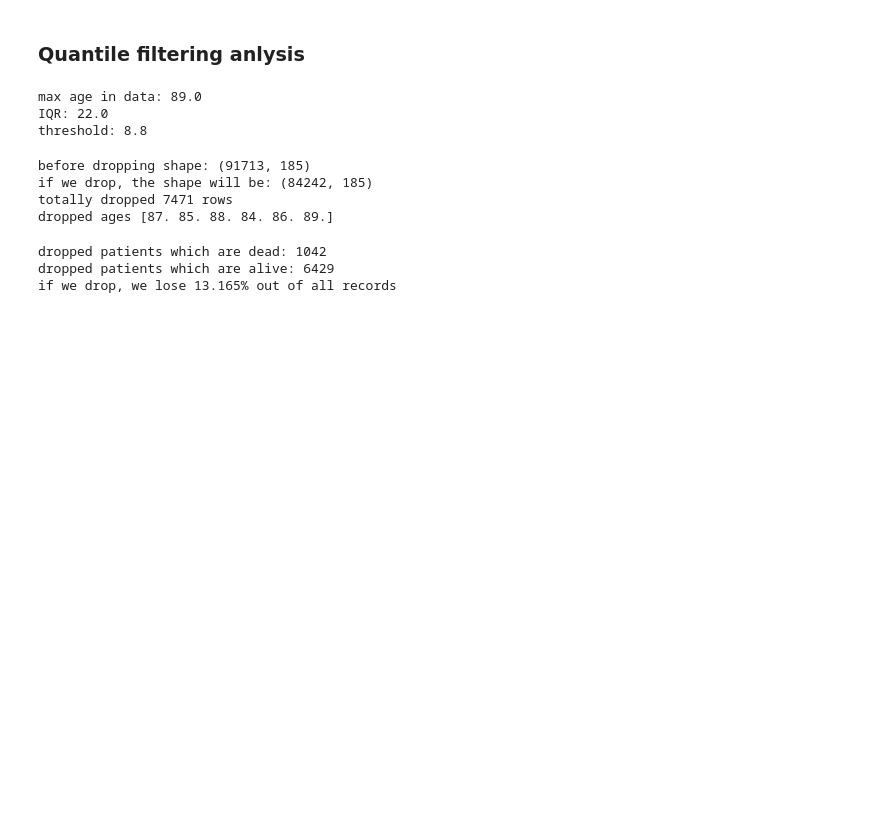
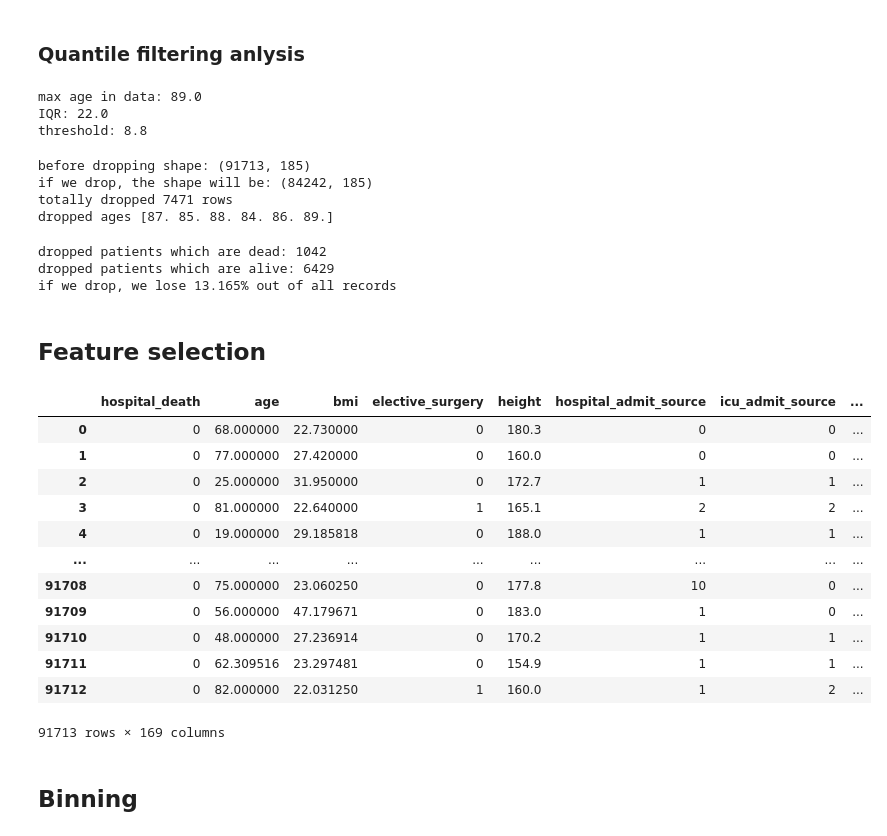
Before and after one commit to BenAidlin/sise.data-science.survival-chances-anlysis, a Jupyter notebook: patient_survival.ipynb, the cells around one changed output. Drawn from its saved outputs; the diff is of its cells as text; code cells hidden in the pictures; blank space fills up the shorter version.

Commit message:
add feature selection

```diff
--- a/patient_survival.ipynb
+++ b/patient_survival.ipynb
@@ -168,7 +171,7 @@ train_df[[percent_of_deaths_col_name]]
 from sklearn.cluster import KMeans
 import math
 
-n_clusters = round(math.log(len(train_df), 2))
+n_clusters = round(math.log(len(train_df), 4))
 float_columns = train_df.select_dtypes(include=[float]).to_numpy()
 kmeans = KMeans(n_clusters=n_clusters, random_state=0, n_init=3).fit(float_columns)
 train_df['clustering_value'] = kmeans.predict(float_columns)
@@ -252,3 +247,35 @@ print(f'if we drop, we lose {round((dropped_rows_dead/total_dead) * 100,3)}% out
 dropped patients which are dead: 1042
 dropped patients which are alive: 6429
 if we drop, we lose 13.165% out of all records
+# %% [markdown]
+<h2>Feature selection
+# %%
+# simple feature selection based on minimum p-value similarity
+# with target value, based on ANOVA f-value
+
+from sklearn.feature_selection import SelectKBest
+from sklearn.feature_selection import f_classif
+
+p_val_threshold = 0.01
+select = SelectKBest(f_classif)
+selected_df = select.fit_transform(train_df, train_df[target])
+filter = select.get_support()
+train_df = train_df[[name for i, name in enumerate(train_df.columns) \
+          if select.pvalues_[i] <= p_val_threshold]]
+train_df
+# %% [output]
+|  | hospital_death | age | bmi | elective_surgery | height | hospital_admit_source | icu_admit_source | ... |
+| 0 | 0 | 68.000000 | 22.730000 | 0 | 180.3 | 0 | 0 | ... |
+| 1 | 0 | 77.000000 | 27.420000 | 0 | 160.0 | 0 | 0 | ... |
+| 2 | 0 | 25.000000 | 31.950000 | 0 | 172.7 | 1 | 1 | ... |
+| 3 | 0 | 81.000000 | 22.640000 | 1 | 165.1 | 2 | 2 | ... |
+| 4 | 0 | 19.000000 | 29.185818 | 0 | 188.0 | 1 | 1 | ... |
+| ... | ... | ... | ... | ... | ... | ... | ... | ... |
+| 91708 | 0 | 75.000000 | 23.060250 | 0 | 177.8 | 10 | 0 | ... |
+| 91709 | 0 | 56.000000 | 47.179671 | 0 | 183.0 | 1 | 0 | ... |
+| 91710 | 0 | 48.000000 | 27.236914 | 0 | 170.2 | 1 | 1 | ... |
+| 91711 | 0 | 62.309516 | 23.297481 | 0 | 154.9 | 1 | 1 | ... |
+| 91712 | 0 | 82.000000 | 22.031250 | 1 | 160.0 | 1 | 2 | ... |
+91713 rows × 169 columns
+# %% [markdown]
+<h2>Binning
```
Also changed, not shown: parts of 2 cells of this notebook.
